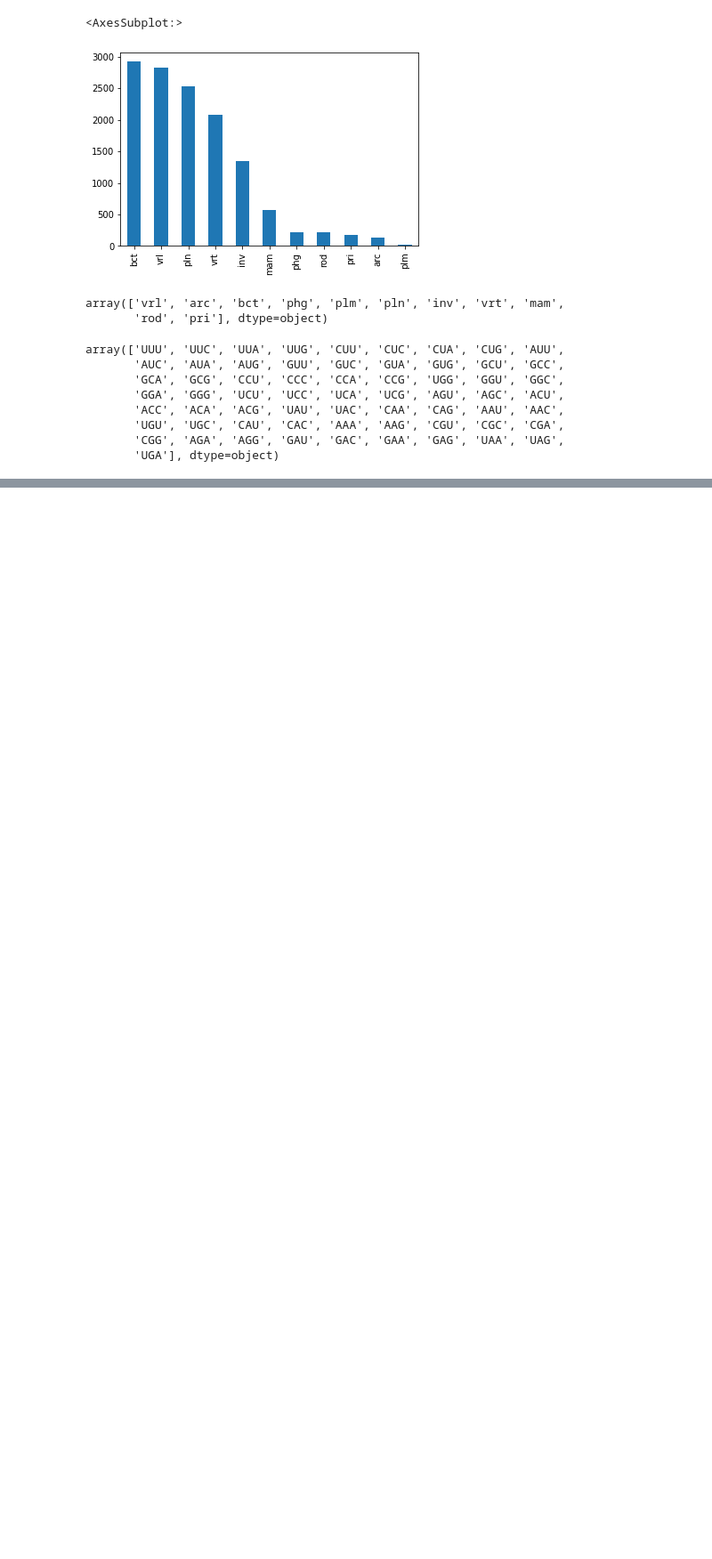
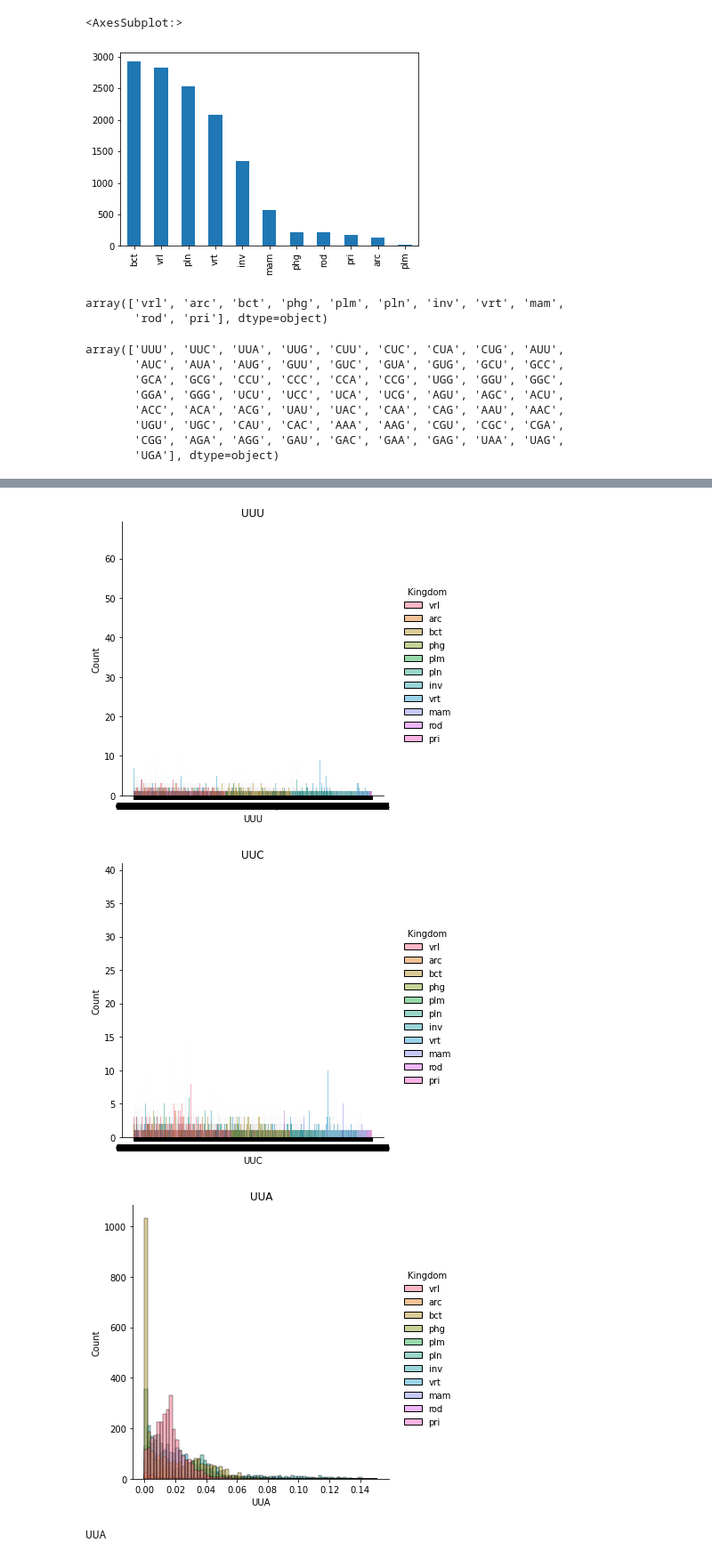
Before and after one commit to kemistre/CodonUsage, a Jupyter notebook: pre_Visualize.ipynb, the cells around one changed output, grey strips where cells are left out. Shown at 89% size. Drawn from its saved outputs; the diff is of its cells as text; code cells hidden in the pictures; blank space fills up the shorter version.

Commit message:
feature: hist_plot, boxplot_plot

```diff
--- a/pre_Visualize.ipynb
+++ b/pre_Visualize.ipynb
@@ -102,15 +103,20 @@ array(['UUU', 'UUC', 'UUA', 'UUG', 'CUU', 'CUC', 'CUA', 'CUG', 'AUU',
        'CGG', 'AGA', 'AGG', 'GAU', 'GAC', 'GAA', 'GAG', 'UAA', 'UAG',
        'UGA'], dtype=object)
 # %%
-def histogram_plot(feature):
+def hist_plot(feature,  classes='Kingdom'):
     """
     Plots a histogram of a feature
     """
-    plt.figure(figsize=(10, 10))
-    sns.displot(dataset[feature])
+    sns.displot(data=dataset, x=feature, hue=classes)
     plt.title(feature)
     plt.show()
+
+
+
+def boxplot_plot(feature, classes='Kingdom', axes=None):
+    """
+    Plots a boxplot of a feature
+    """
+    sns.boxplot(x=classes, y=feature, data=dataset, ax=axes)
+    plt.title(feature)
+    plt.show()
-# %%
-for feature in features:
-    histogram_plot(feature)
-# histogram_plot('UUA')
@@ -130,0 +123,12 @@ for feature in features:
+# %%
+anomaly_lister = ['UUU','UUC']
+for feature in features:
+    hist_plot(feature)
+    if feature not in anomaly_lister:
+        print(feature)
+        boxplot_plot(feature)
+# %% [output]
+[figure, added]
+[figure, added]
+[figure, added]
+UUA
```
Also changed, not shown: parts of 3 cells of this notebook.
